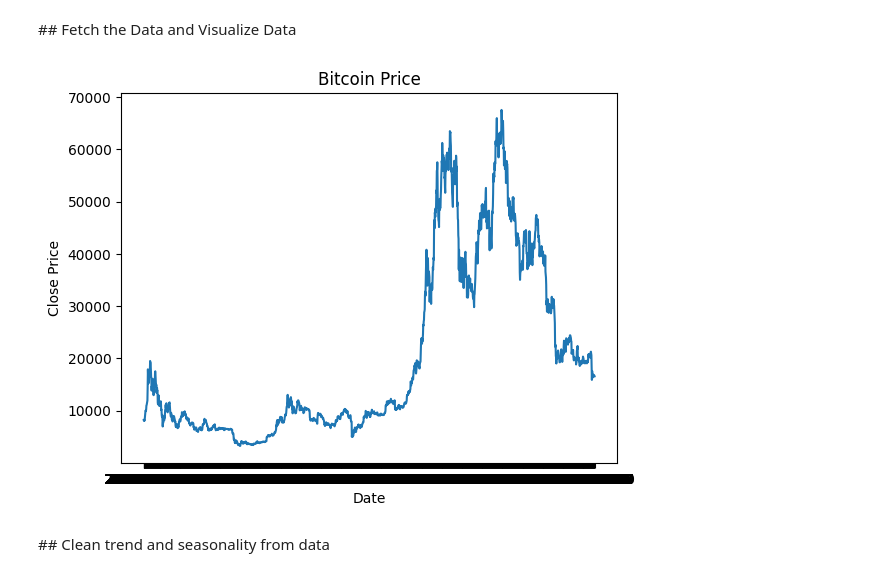
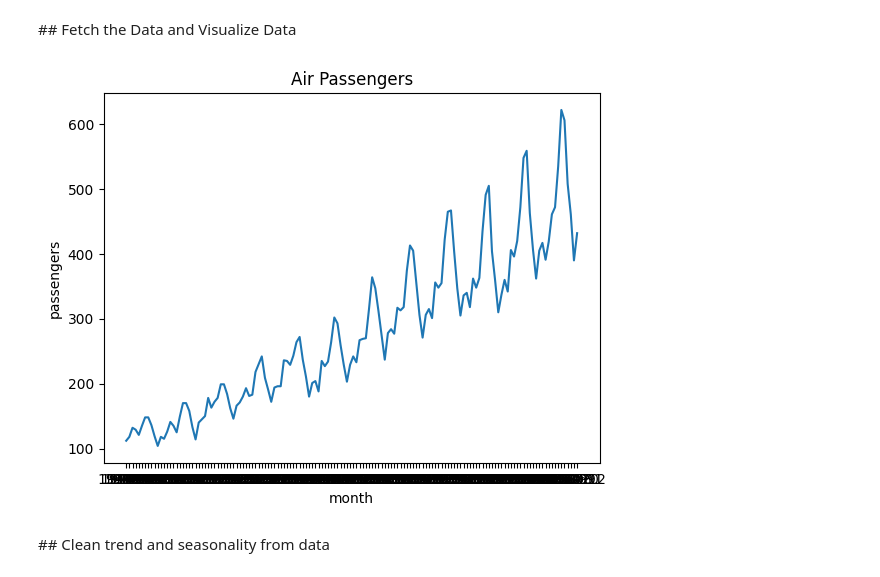
Before and after one commit to keremerciyes/Price-Prediction-With-Machine-Learning, a Jupyter notebook: Linear Regression/LinearRegressionLast.ipynb, the cells around one changed output. Drawn from its saved outputs; the diff is of its cells as text; code cells hidden in the pictures.

```diff
--- a/Linear Regression/LinearRegressionLast.ipynb
+++ b/Linear Regression/LinearRegressionLast.ipynb
@@ -3,30 +3,30 @@
 # %%
 import pandas as pd
 import matplotlib.pyplot as plt
 
-# # Fetch Data
-# data = pd.read_csv('data-sets/air_passengers.csv')
+# Fetch Data
+data = pd.read_csv('data-sets/air_passengers.csv')
 
-# month = data['Month']
-# passengers = data['Passengers']
+month = data['Month']
+passengers = data['Passengers']
 
-# plt.plot(month, passengers)
-# plt.xlabel('month')
-# plt.ylabel('passengers')
-# plt.title('Air Passengers')
-# plt.show()
+plt.plot(month, passengers)
+plt.xlabel('month')
+plt.ylabel('passengers')
+plt.title('Air Passengers')
+plt.show()
+# %% [output]
+[figure, added]
 # %%
-data = pd.read_csv('data-sets/BTC-USD-5Y.csv')
-date = data['Date']
-close = data['Close']
+# data = pd.read_csv('data-sets/BTC-USD-5Y.csv')
+# date = data['Date']
+# close = data['Close']
 
-plt.plot(date, close)
-plt.xlabel('Date')
-plt.ylabel('Close Price')
-plt.title('Bitcoin Price')
-plt.show()
+# plt.plot(date, close)
+# plt.xlabel('Date')
+# plt.ylabel('Close Price')
+# plt.title('Bitcoin Price')
+# plt.show()
-# %% [output]
-[figure, removed]
 # %% [markdown]
 ## Clean trend and seasonality from data
 # %%
```
Also changed, not shown: parts of 5 cells of this notebook.
